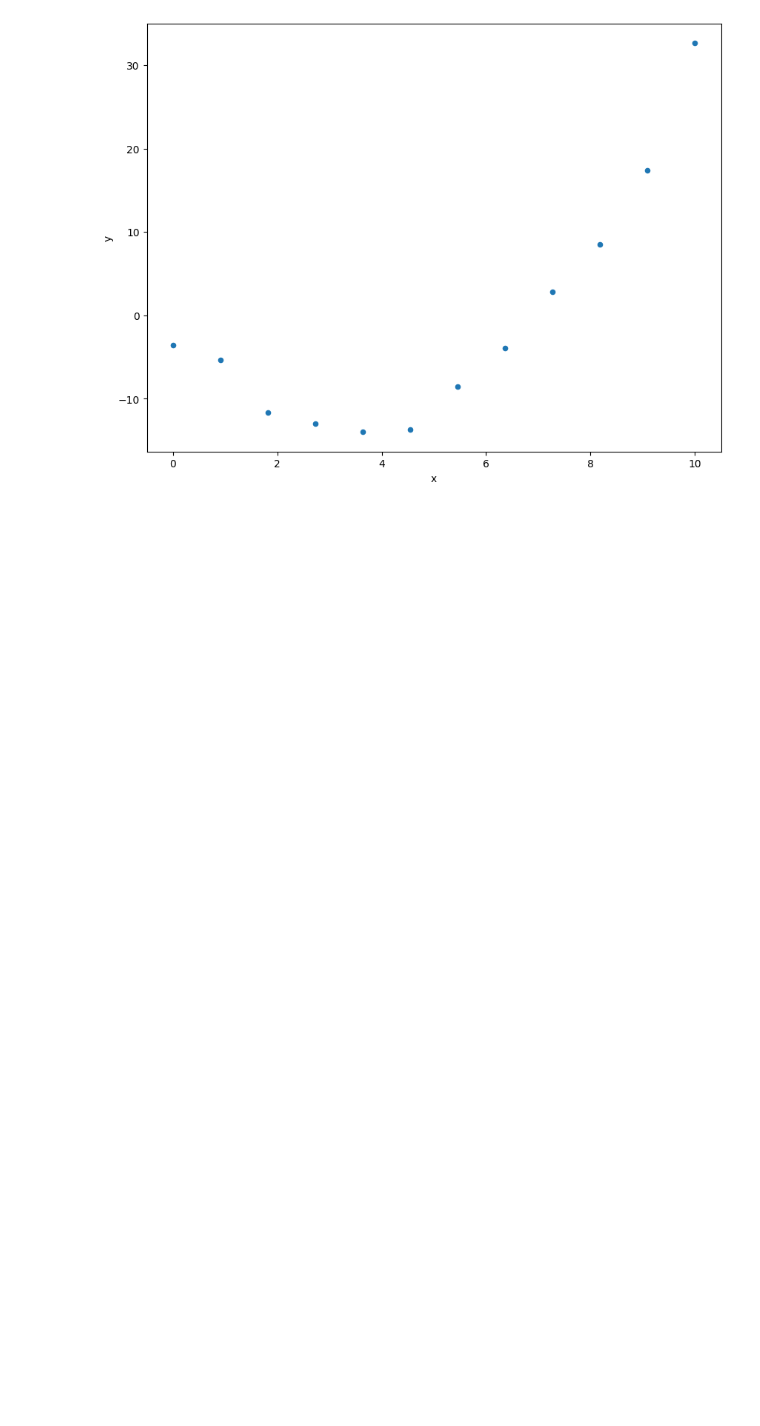
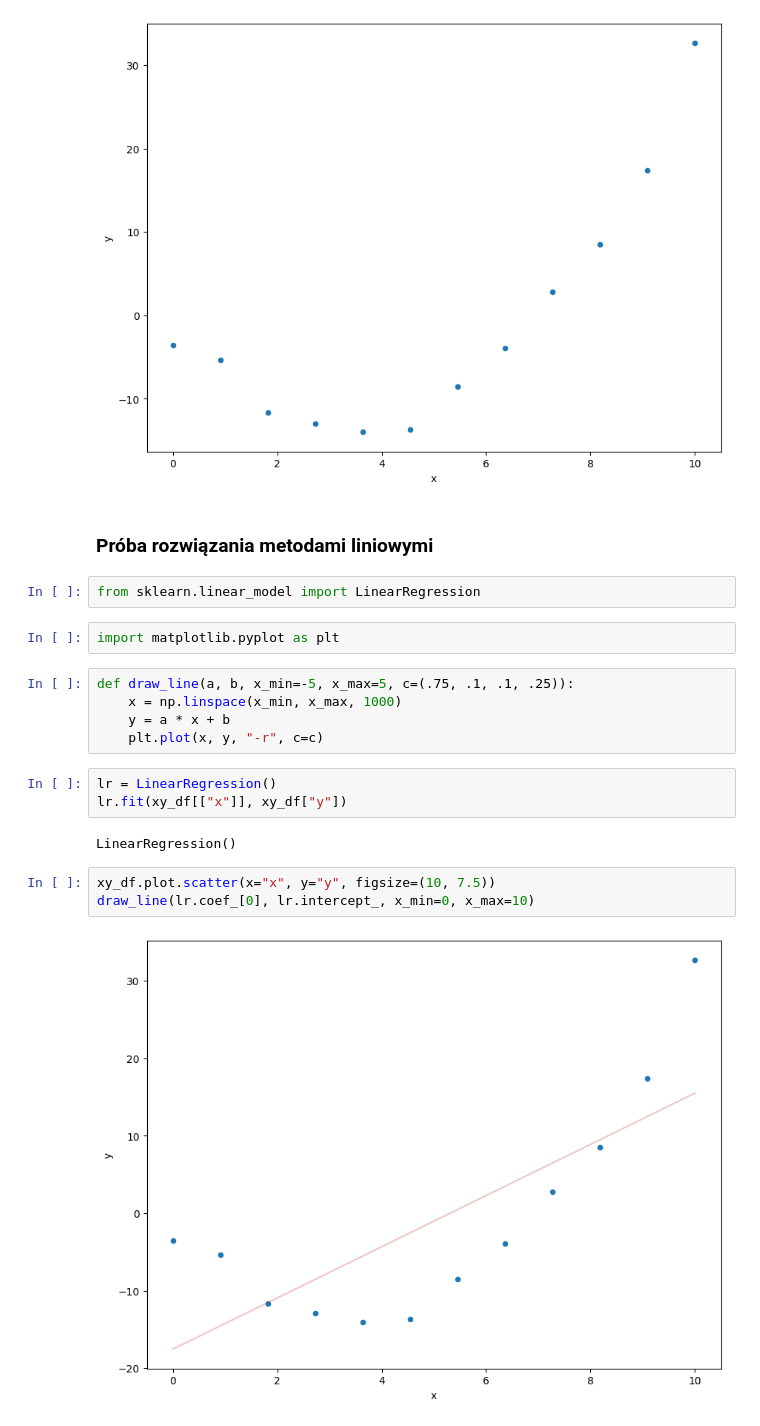
Before and after one commit to AverageGHenjoyer/KursMachineLearningEngineer, a Jupyter notebook: 4_10_non_linear_methods.ipynb, the cells around one changed output. Cells and saved outputs as stored; diff of their text form; blank space fills up the shorter version.

```diff
--- a/4_10_non_linear_methods.ipynb
+++ b/4_10_non_linear_methods.ipynb
@@ -28,3 +21,24 @@ xy_df.plot.scatter(x="x", y="y", figsize=(10, 7.5))
 # %% [output]
 <Axes: xlabel='x', ylabel='y'>
 [figure]
+# %% [markdown]
+### Próba rozwiązania metodami liniowymi
+# %%
+from sklearn.linear_model import LinearRegression
+# %%
+import matplotlib.pyplot as plt
+# %%
+def draw_line(a, b, x_min=-5, x_max=5, c=(.75, .1, .1, .25)):
+    x = np.linspace(x_min, x_max, 1000)
+    y = a * x + b
+    plt.plot(x, y, "-r", c=c)
+# %%
+lr = LinearRegression()
+lr.fit(xy_df[["x"]], xy_df["y"])
+# %% [output]
+LinearRegression()
+# %%
+xy_df.plot.scatter(x="x", y="y", figsize=(10, 7.5))
+draw_line(lr.coef_[0], lr.intercept_, x_min=0, x_max=10)
+# %% [output]
+[figure, added]
```
Also changed, not shown: parts of 3 cells of this notebook.
